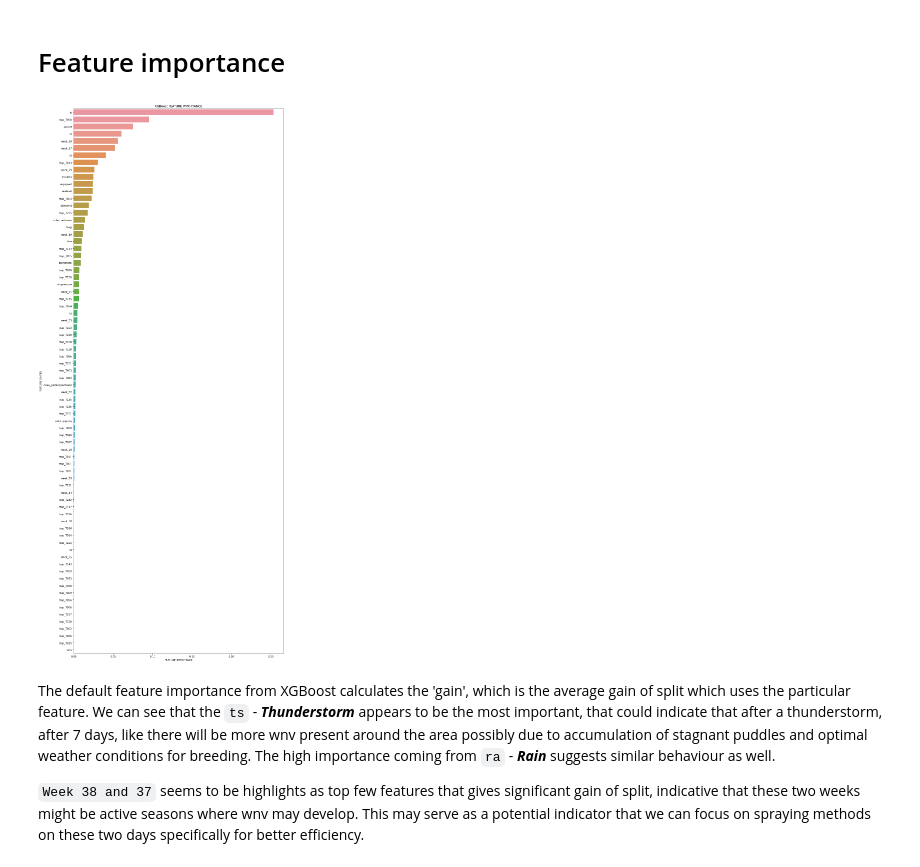
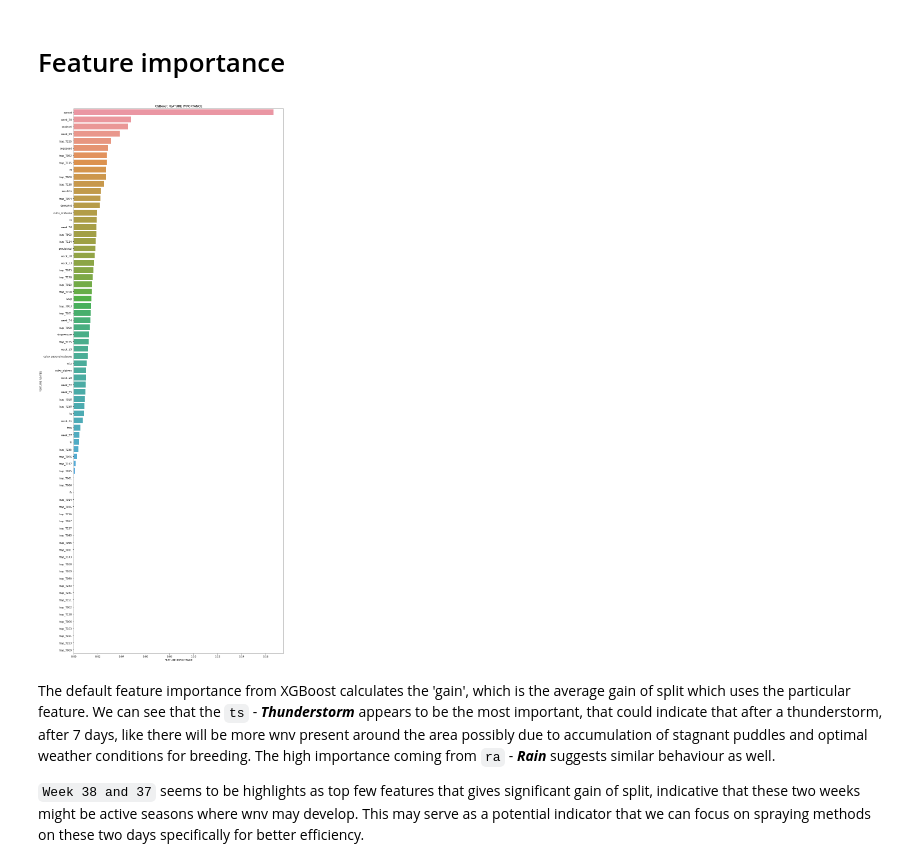
Before and after one commit to msamhz/GA-Project_4, a Jupyter notebook: code/3_Classification Modelling.ipynb, the cells around one changed output. Saved outputs shown, nothing was run; the diff lists cells and outputs as text; code cells hidden in the pictures.

```diff
--- a/code/3_Classification Modelling.ipynb
+++ b/code/3_Classification Modelling.ipynb
@@ -713,7 +688,7 @@ Finetune final model to change learning rate.
 # %%
 # fit XGBoost on training data
 
-xbg_model = XGBClassifier(
+xgb_model = XGBClassifier(
     scale_pos_weight=20,
     learning_rate = 0.03,
     subsample = 1,
@@ -731,7 +706,7 @@ xbg_model = XGBClassifier(
 eval_set = [(X_test_sc,y_test)]
 
 # use AUC as eval matric
-xbg_model.fit(
+xgb_model.fit(
     X_train_sc,
     y_train,
     early_stopping_rounds=10,
@@ -800,10 +775,10 @@ summary_df
 #### Kaggle Submission
 # %%
 # fit in whole data set
-xbg_model.fit(X,y)
+xgb_model.fit(X,y)
 
 # create submission predict proba
-submission_pred_proba= xbg_model.predict_proba(kaggle_test_sc)[:, 1]
+submission_pred_proba= xgb_model.predict_proba(kaggle_test_sc)[:, 1]
 
 # Putting the above predicted probabilities into a dataframe and exporting it as a csv file for submission to kaggle.
 
@@ -984,4 +956,0 @@ Using this model as the final model, we are going to retrain the model with the
-# %%
-# retrain whole dataset
-
-xbg_model.fit(X,y)
@@ -1069,9 +981,10 @@ def plot_feature_importance(importance,names,model_type):
     plt.xlabel('FEATURE IMPORTANCE')
     plt.ylabel('FEATURE NAMES')
 # %%
-plot_feature_importance(xbg_model.feature_importances_,X.columns,'XGBoost')
+xgb_model.fit(X_train_sc,y_train)
+plot_feature_importance(xgb_model.feature_importances_,X.columns,'XGBoost')
 # %% [output]
-[figure, old version]
+[figure, new version]
 # %% [markdown]
 The default feature importance from XGBoost calculates the 'gain', which is the average gain of split which uses the particular feature. We can see that the `ts` - ***Thunderstorm*** appears to be the most important, that could indicate that after a thunderstorm, after 7 days, like there will be more wnv present around the area possibly due to accumulation of stagnant puddles and optimal weather conditions for breeding.  The high importance coming from `ra` - ***Rain*** suggests similar behaviour as well.
 
```
Also changed, not shown: parts of 22 cells of this notebook.
